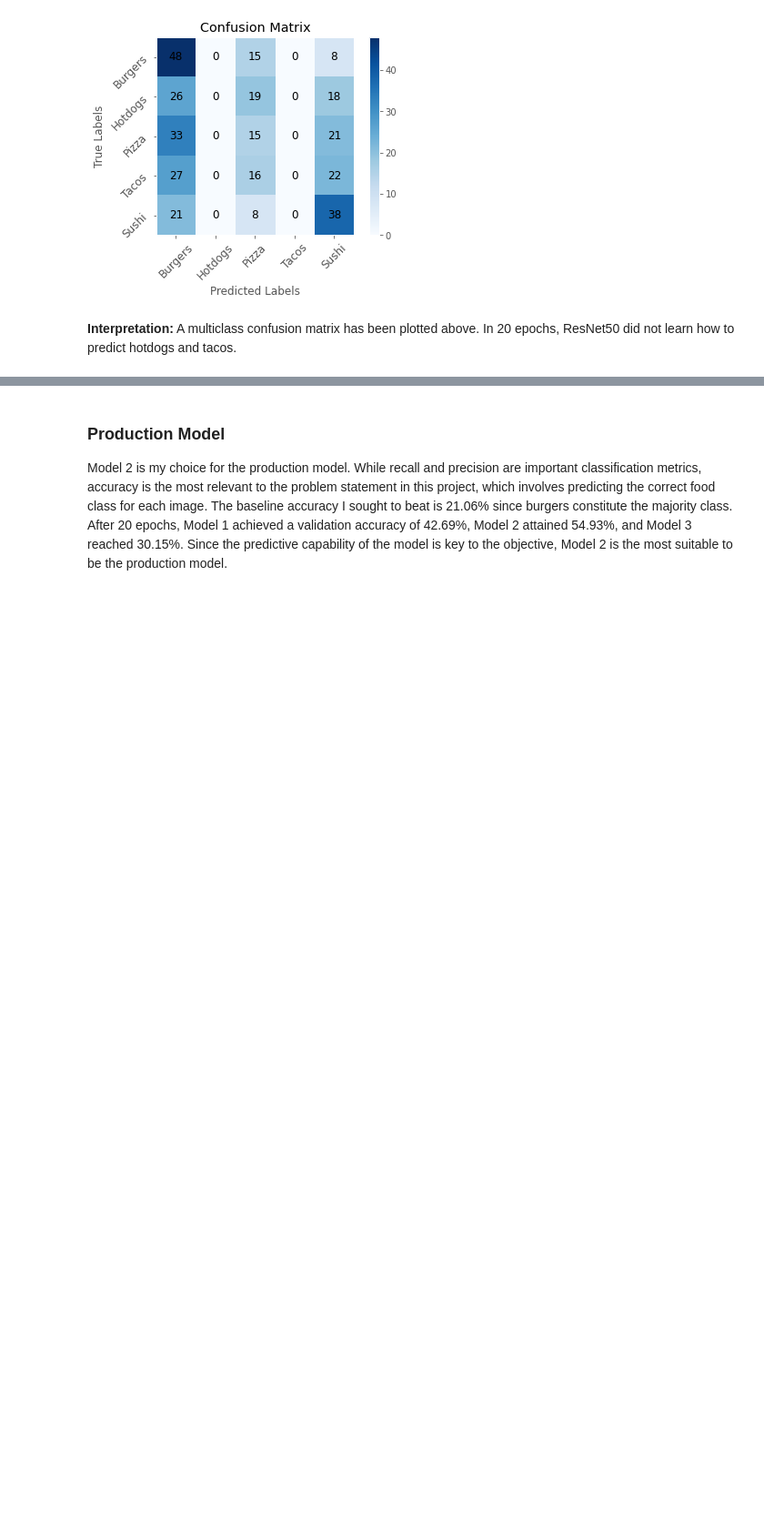
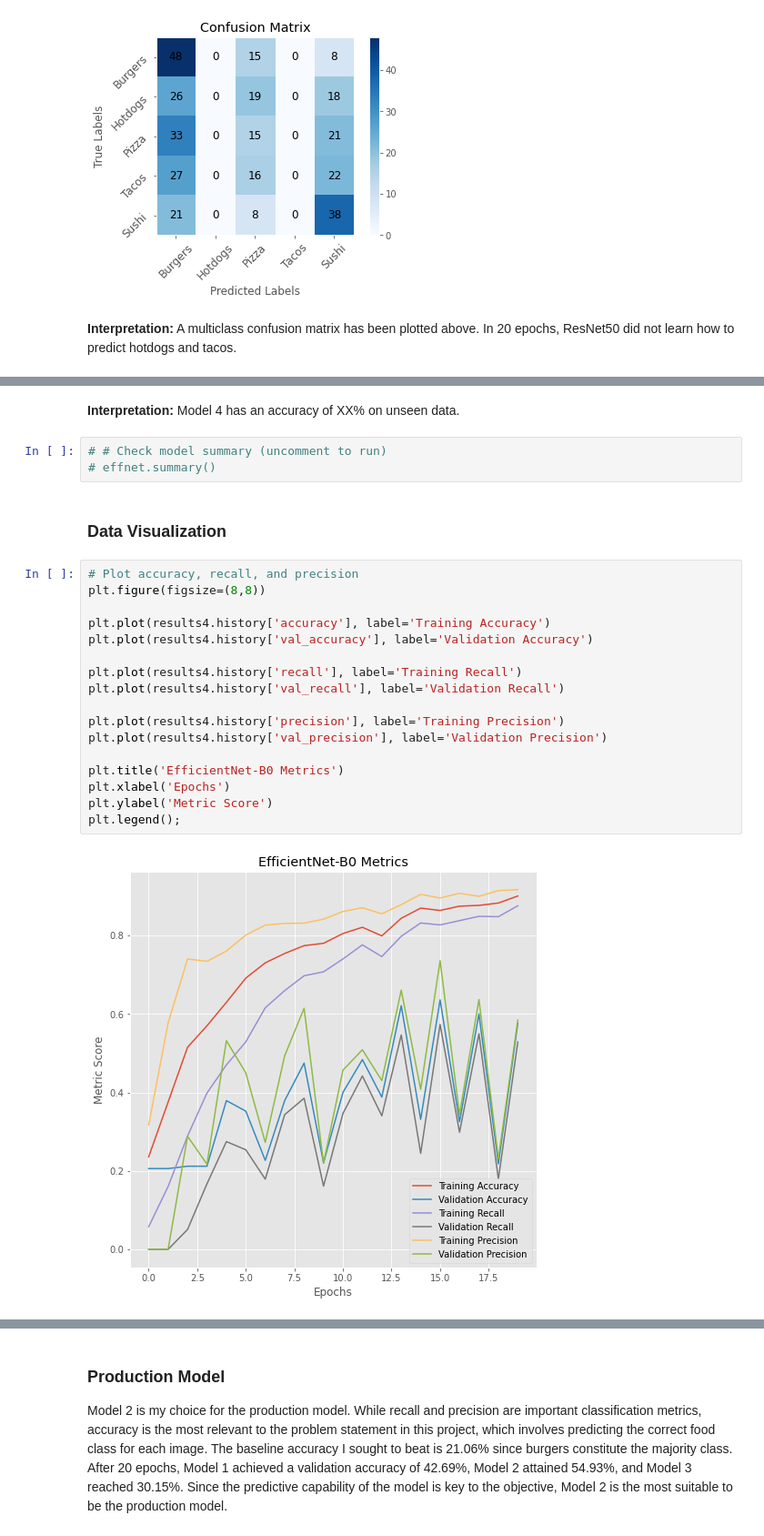
Before and after one commit to choiseun/food-image-classification-via-CNNs, a Jupyter notebook: code/03-preprocessing-modeling-data-visualization-eda.ipynb, the cells around one changed output, grey strips where cells are left out. Shown at 91% size. Drawn from its saved outputs; the diff is of its cells as text; blank space fills up the shorter version.

```diff
--- a/code/03-preprocessing-modeling-data-visualization-eda.ipynb
+++ b/code/03-preprocessing-modeling-data-visualization-eda.ipynb
@@ -571,0 +624,26 @@ plt.show()
+# %% [markdown]
+**Interpretation:** Model 4 has an accuracy of XX% on unseen data.
+# %%
+# # Check model summary (uncomment to run)
+# effnet.summary()
+# %% [markdown]
+### Data Visualization
+# %%
+# Plot accuracy, recall, and precision
+plt.figure(figsize=(8,8))
+
+plt.plot(results4.history['accuracy'], label='Training Accuracy')
+plt.plot(results4.history['val_accuracy'], label='Validation Accuracy')
+
+plt.plot(results4.history['recall'], label='Training Recall')
+plt.plot(results4.history['val_recall'], label='Validation Recall')
+
+plt.plot(results4.history['precision'], label='Training Precision')
+plt.plot(results4.history['val_precision'], label='Validation Precision')
+
+plt.title('EfficientNet-B0 Metrics')
+plt.xlabel('Epochs')
+plt.ylabel('Metric Score')
+plt.legend();
+# %% [output]
+[figure, added]
```
Also changed, not shown: parts of 24 cells of this notebook.
